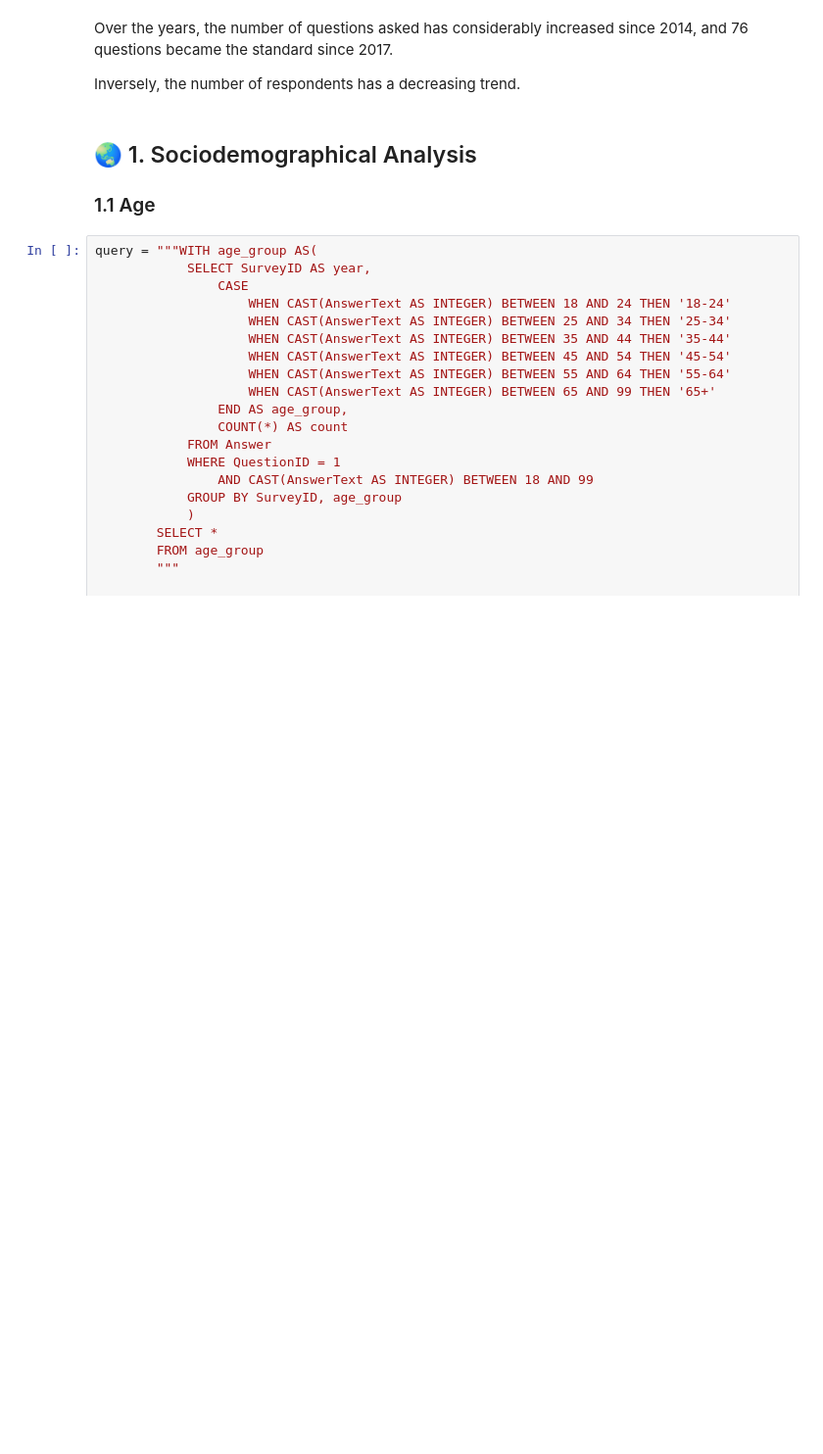
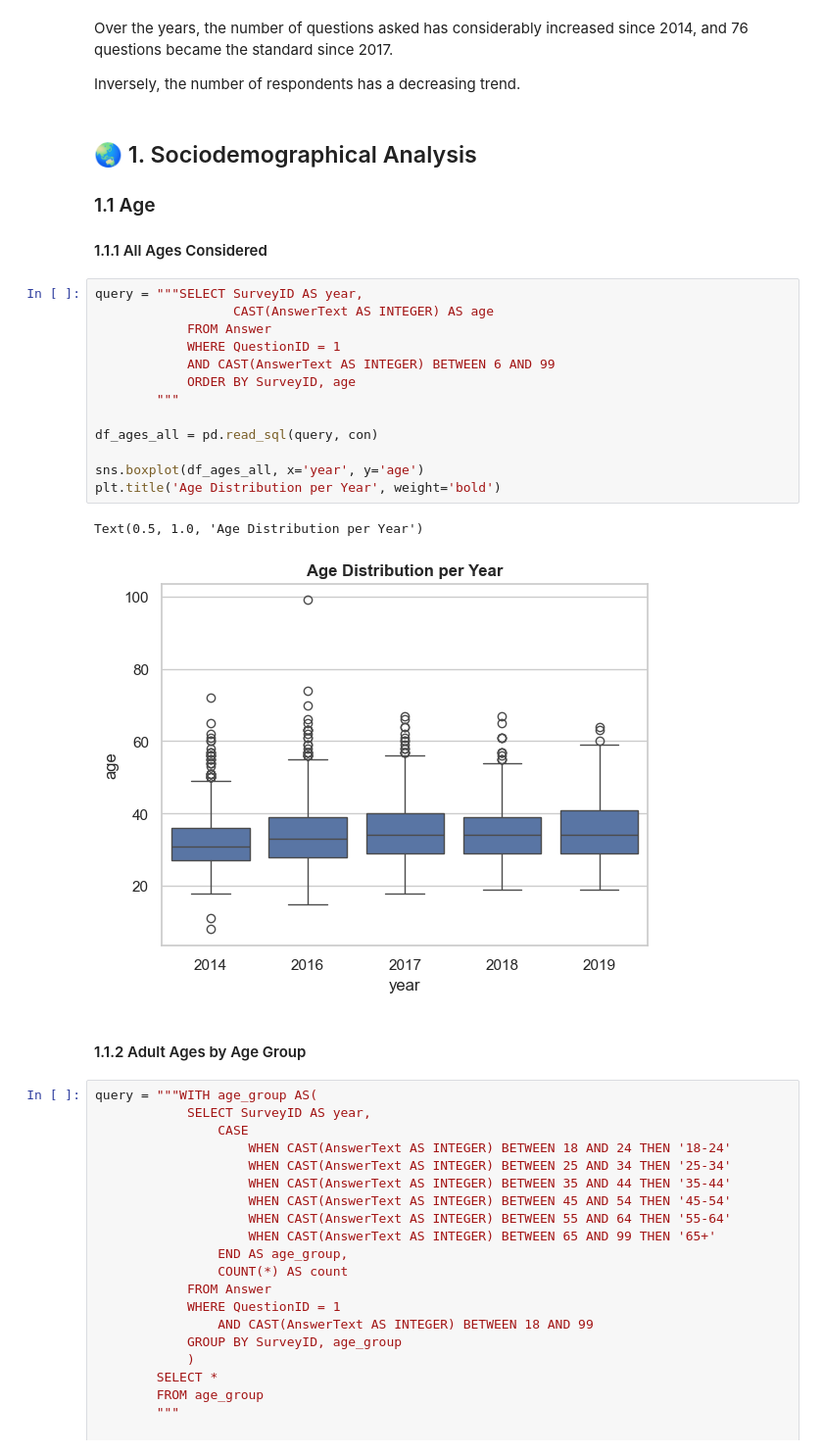
Before and after one commit to giddygarcia/Mental-Health-In-Tech, a Jupyter notebook: mental-health.ipynb, the cells around one changed output. Shown at 98% size. Cells and saved outputs as stored; diff of their text form; blank space fills up the shorter version.

```diff
--- a/mental-health.ipynb
+++ b/mental-health.ipynb
@@ -130,6 +132,26 @@ Inversely, the number of respondents has a decreasing trend.
 ## 🌏 1. Sociodemographical Analysis
 
 ### 1.1 Age
+
+#### 1.1.1 All Ages Considered
+# %%
+query = """SELECT SurveyID AS year,
+                  CAST(AnswerText AS INTEGER) AS age
+            FROM Answer
+            WHERE QuestionID = 1
+            AND CAST(AnswerText AS INTEGER) BETWEEN 6 AND 99
+            ORDER BY SurveyID, age
+        """
+
+df_ages_all = pd.read_sql(query, con)
+
+sns.boxplot(df_ages_all, x='year', y='age')
+plt.title('Age Distribution per Year', weight='bold')
+# %% [output]
+Text(0.5, 1.0, 'Age Distribution per Year')
+[figure, added]
+# %% [markdown]
+#### 1.1.2 Adult Ages by Age Group
 # %%
 query = """WITH age_group AS(
             SELECT SurveyID AS year,
```
Also changed, not shown: parts of 25 cells of this notebook.
